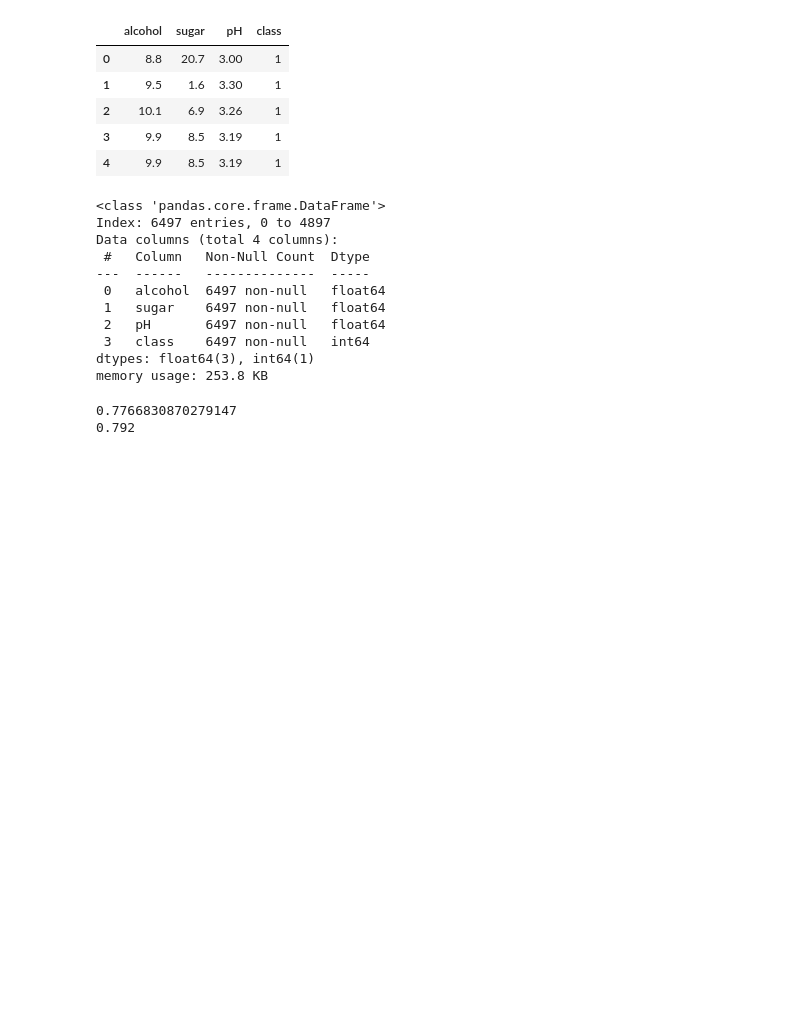
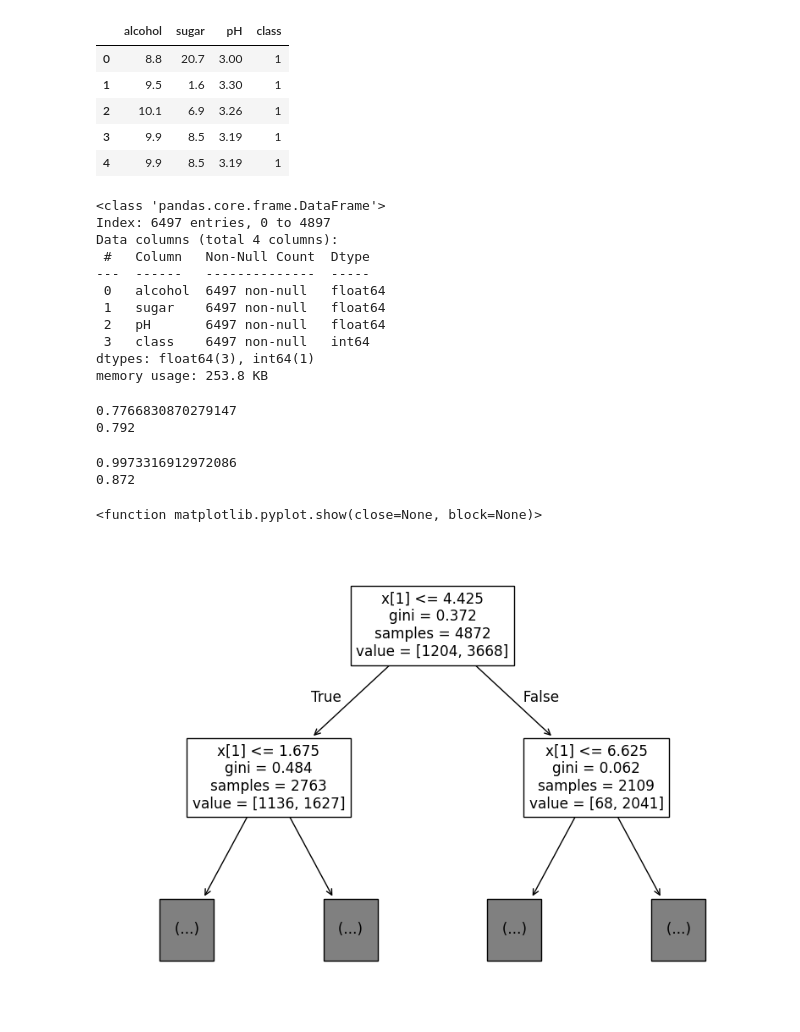
Before and after one commit to Lejuhyun/ML, a Jupyter notebook: 5-1.ipynb, the cells around one changed output. Drawn from its saved outputs; the diff is of its cells as text; code cells hidden in the pictures; blank space fills up the shorter version.

```diff
--- a/5-1.ipynb
+++ b/5-1.ipynb
@@ -74,3 +82,24 @@ print(lr.score(test_scaled, test_target))
 # %% [output]
 0.7766830870279147
 0.792
+# %%
+from sklearn.tree import DecisionTreeClassifier
+
+dt = DecisionTreeClassifier(max_depth = 50)
+#train_input을 넣어도 동일하다, 정규화할 필요 없음
+dt.fit(train_input, train_target)
+print(dt.score(train_input, train_target))
+print(dt.score(test_input, test_target))
+# %% [output]
+0.9973316912972086
+0.872
+# %%
+import matplotlib.pyplot as plt
+from sklearn.tree import plot_tree
+
+plt.figure(figsize=(10,7))
+plot_tree(dt, max_depth=1)
+plt.show
+# %% [output]
+<function matplotlib.pyplot.show(close=None, block=None)>
+[figure, added]
```
Also changed, not shown: parts of 1 cell of this notebook, 1 other file.
